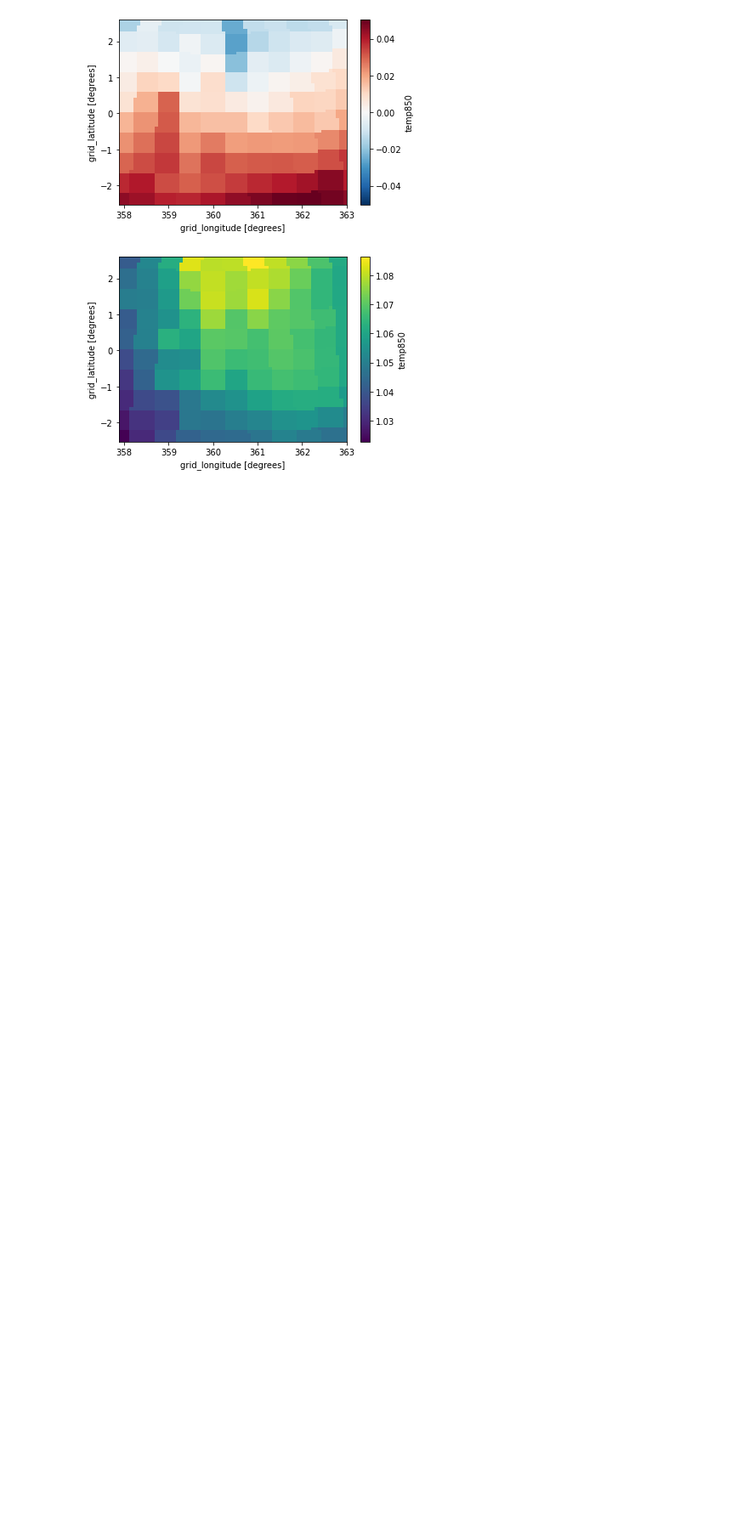
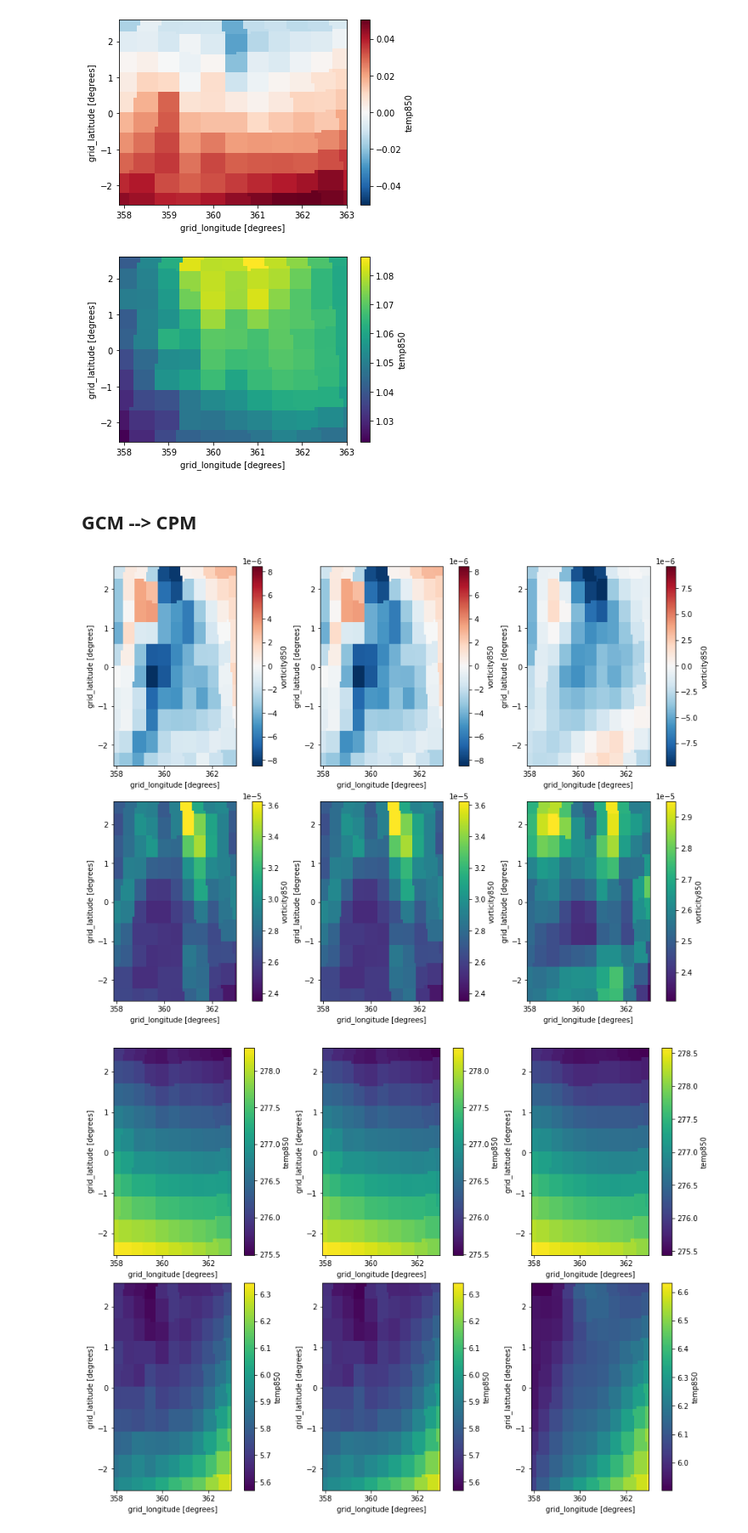
Before and after one commit to henryaddison/ml-downscaling-emulation, a Jupyter notebook: notebooks/learning/Transforms.ipynb, the cells around one changed output. Shown at 85% size. Saved outputs shown, nothing was run; the diff lists cells and outputs as text; code cells hidden in the pictures; blank space fills up the shorter version.

```diff
--- a/notebooks/learning/Transforms.ipynb
+++ b/notebooks/learning/Transforms.ipynb
@@ -78,3 +78,27 @@ plt.show()
 # %% [output]
 [figure]
 [figure]
+# %% [markdown]
+## GCM --> CPM
+# %%
+# make eval source distribution is like training source distribution
+xr_data_train = (((gcm_ds - gcm_ds.mean(dim=["time"]))/gcm_ds.std(dim=["time"]))*cpm_ds.std(dim=["time"])) + cpm_ds.mean(dim=["time"])
+# %%
+for variable in ["vorticity850", "temp850", "spechum850"]:
+
+    _, axd = plt.subplot_mosaic([["mean cpm", "mean gcm->cpm", "mean gcm"], ["std cpm", "std gcm->cpm", "std gcm", ]], constrained_layout=True, figsize=(12, 9))
+
+    cpm_ds[variable].mean(dim=["time"]).plot(ax=axd["mean cpm"])
+
+    gcm_ds[variable].mean(dim=["time"]).plot(ax=axd["mean gcm"])
+
+    xr_data_train[variable].mean(dim=["time"]).plot(ax=axd["mean gcm->cpm"])
+
+    cpm_ds[variable].std(dim=["time"]).plot(ax=axd["std cpm"])
+
+    gcm_ds[variable].std(dim=["time"]).plot(ax=axd["std gcm"])
+
+    xr_data_train[variable].std(dim=["time"]).plot(ax=axd["std gcm->cpm"])
+# %% [output]
+[figure, added]
+[figure, added]
```
Also changed, not shown: parts of 1 cell of this notebook.
